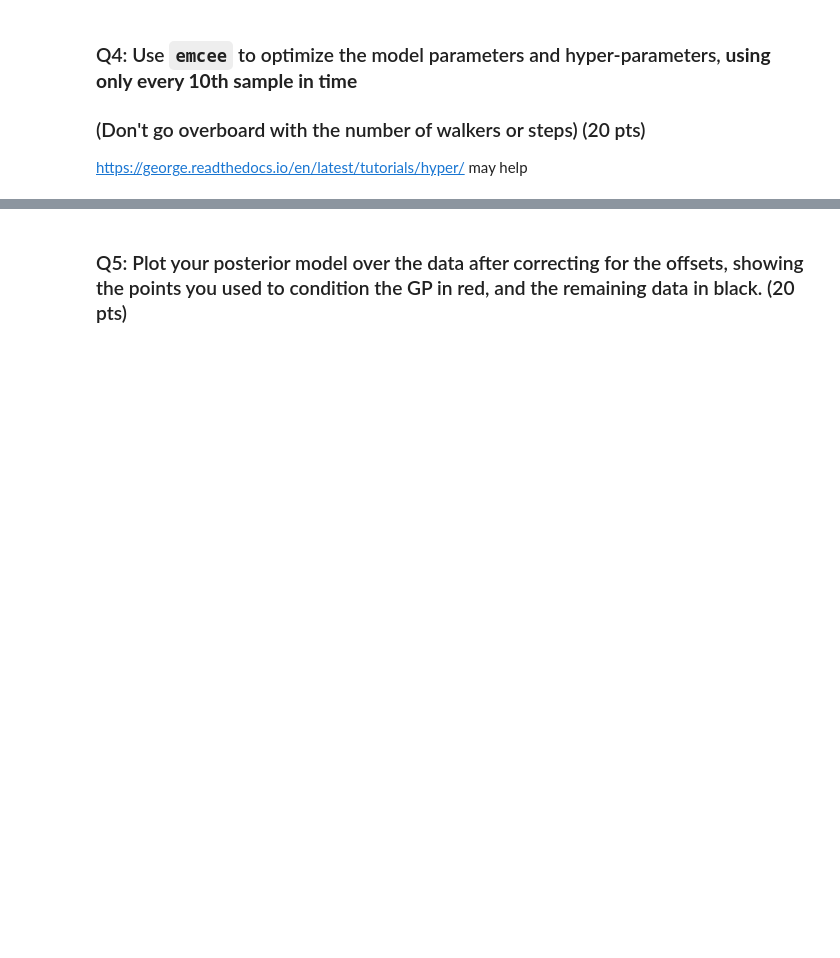
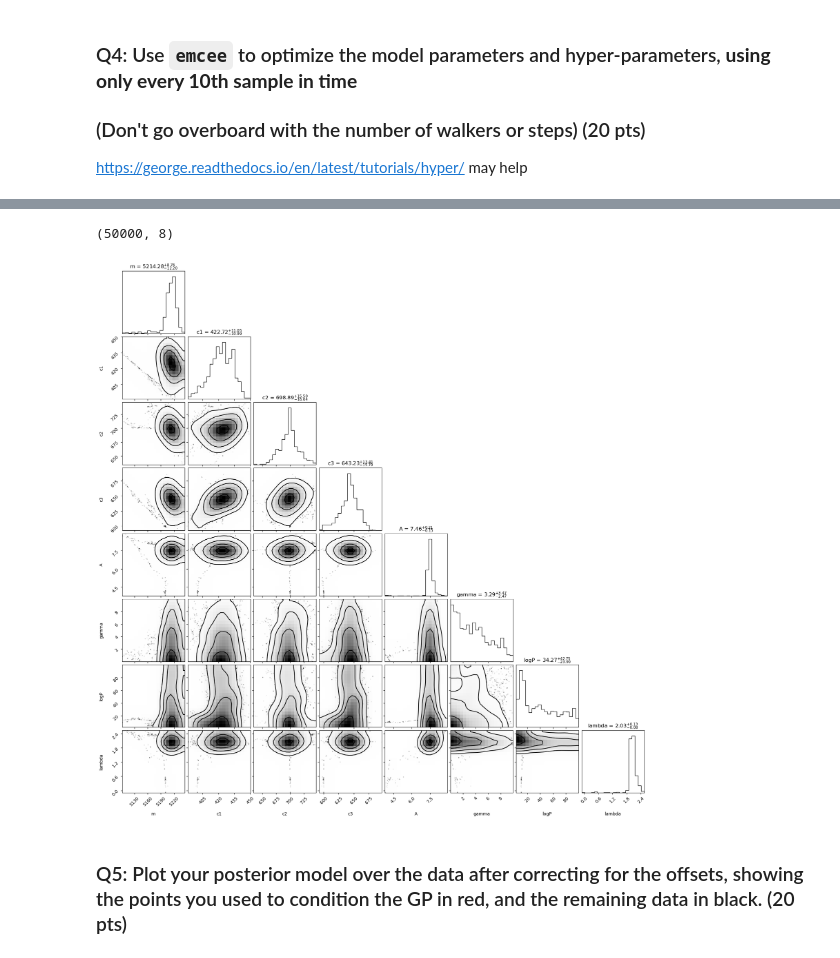
Before and after one commit to gnarayan/ast596_2023_Spring, a Jupyter notebook: homework/AthishThiruvengadam/06/HW06+7.ipynb, the cells around one changed output, grey strips where cells are left out. Saved outputs shown, nothing was run; the diff lists cells and outputs as text; code cells hidden in the pictures; blank space fills up the shorter version.

```diff
--- a/homework/AthishThiruvengadam/06/HW06+7.ipynb
+++ b/homework/AthishThiruvengadam/06/HW06+7.ipynb
@@ -95,9 +102,7 @@ https://george.readthedocs.io/en/latest/user/kernels/
 
 ### In particular, you should be able to combine `ExpSine2Kernel` and `ExpSquaredKernel` to get a model for the quasi-periodic oscillations. (20 pts)
 # %%
-from george import kernels
-
-def model(A, gamma, P, lam):
+def CovarianceKernel(A, gamma, P, lam):
     k1 = kernels.ExpSine2Kernel(gamma=gamma, log_period=P)
     k2 = kernels.ExpSquaredKernel(metric=lam)
     kernel = A*kernels.Product(k1, k2)
@@ -111,2 +117,15 @@ def logLikelihood(m, c1, c2, c3, A, gamma, P, lam):
+# %%
+class MeanModel(Model):
+    parameter_names = ("m", "c1", "c2", "c3")
+
+    def get_value(self, t):
+        mean_flux = np.zeros_like(t)
+        offsets = [0, self.c1, self.c2, self.c3]
+        quarters = np.unique(tab['quarter'])
+
+        for idx in range(len(quarters)):
+            mask = (tab['quarter'][::10] == quarters[idx])
+            mean_flux[mask] = self.m + offsets[idx]
+        return mean_flux
 # %% [markdown]
 ### Q3: With your model and likelihood constructured, write down priors on the parameters (you should be able to estimate from the plots) (20 pts)
@@ -114,3 +166,16 @@ def logLikelihood(m, c1, c2, c3, A, gamma, P, lam):
 ### Q4: Use `emcee` to optimize the model parameters and hyper-parameters, **using only every 10th sample in time**
 ### (Don't go overboard with the number of walkers or steps) (20 pts)
 https://george.readthedocs.io/en/latest/tutorials/hyper/ may help
+# %%
+#Compute initial parameters
+gp.compute(tab['time'][::10], tab['error'][::10])
+
+#Initalize emcee
+nwalkers, ndim = 20, 8
+
+sampler = emcee.EnsembleSampler(nwalkers, ndim, lnprob)
+
+p0 = gp.get_parameter_vector() + 10e-2*np.random.randn(nwalkers, ndim)
+
+p0, _, _ = sampler.run_mcmc(p0, 500, progress=True)
+sampler.run_mcmc(p0, 2000, progress=True)
@@ -117,2 +200,13 @@ https://george.readthedocs.io/en/latest/tutorials/hyper/ may help
+# %%
+samples = sampler.get_chain(flat=True)
+samples.shape
+# %% [output]
+(50000, 8)
+# %%
+labels = ["m", "c1", "c2", "c3", "A", "gamma", "logP", "lambda"]
+fig = corner.corner(samples[::10, :], smooth=2, plot_countours=True, show_titles=True, labels=labels)
+plt.show()
+# %% [output]
+[figure, added]
 # %% [markdown]
 ### Q5: Plot your posterior model over the data after correcting for the offsets, showing the points you used to condition the GP in red, and the remaining data in black.  (20 pts)
```
Also changed, not shown: parts of 12 cells of this notebook.
